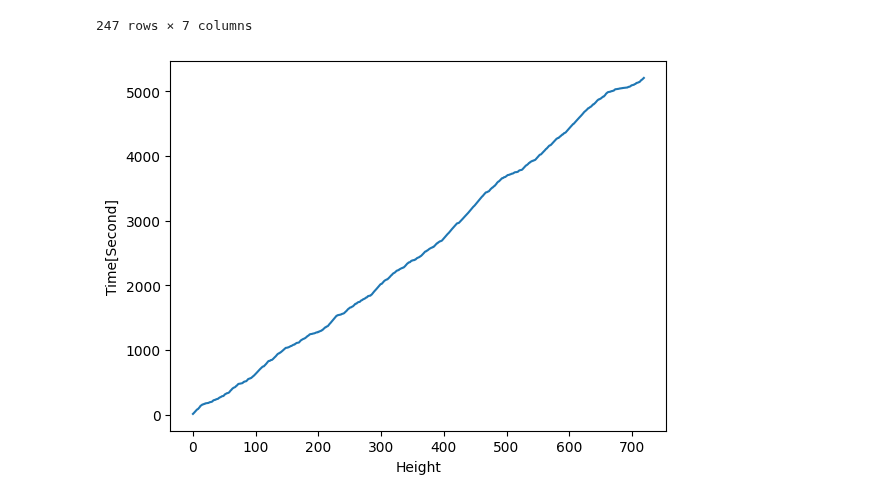
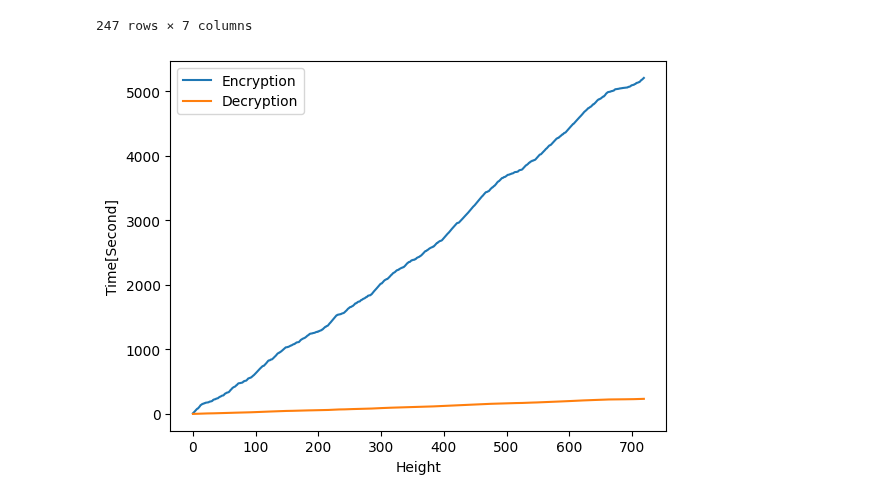
Before and after one commit to JunwookHeo/bcsos, a Jupyter notebook: python_utils/VisualPoS.ipynb, the cells around one changed output. Drawn from its saved outputs; the diff is of its cells as text; code cells hidden in the pictures.

```diff
--- a/python_utils/VisualPoS.ipynb
+++ b/python_utils/VisualPoS.ipynb
@@ -340,14 +340,25 @@ bdf2
 # %%
 import pandas as pd
 from matplotlib import pyplot as plt
+import numpy as np
 
 df = pd.read_csv('../ppos.node0.csv', header=None)
 df = df.rename(columns={0: "Encryption", 1: "Decryption"})
 
-ax = (df['Encryption']/1000).plot()
+# df1 = pd.read_csv('../ppos.size.csv', header=None)
+# df1 = df1.rename(columns={0: "Encryption", 1: "Decryption", 2: "Size"})
+
+fig, ax = plt.subplots()
+ax.plot(df['Encryption']/1000, label="Encryption")
+ax.plot(df['Decryption']/1000, label="Decryption")
+
+# twin1 = ax.twinx()
+# twin1.plot(df1['Size'], "g-.", label="Size")
+
 ax.ticklabel_format(useOffset=False, style='plain')
 plt.xlabel("Height")
 plt.ylabel("Time[Second]")
+plt.legend()
 plt.savefig('Encrypt_Height.png', dpi=300, bbox_inches='tight')
 # %% [output]
-[figure, old version]
+[figure, new version]
```
Also changed, not shown: 1 other file.
